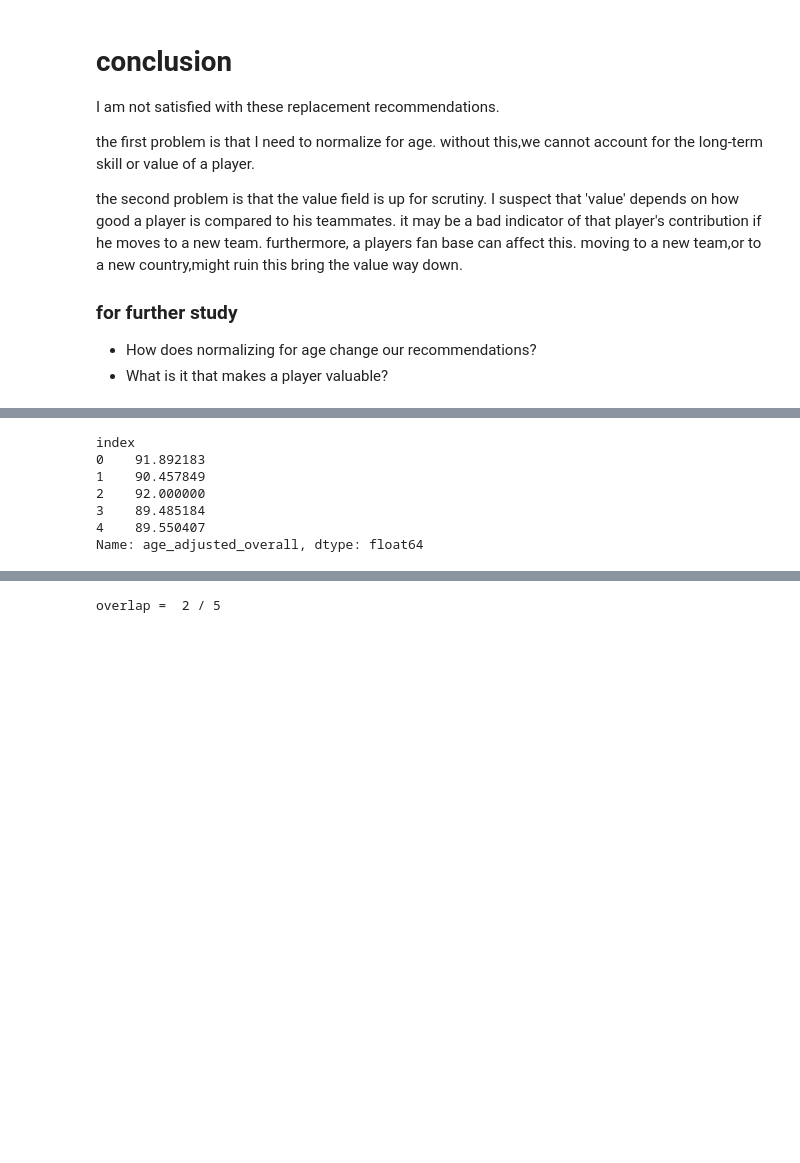
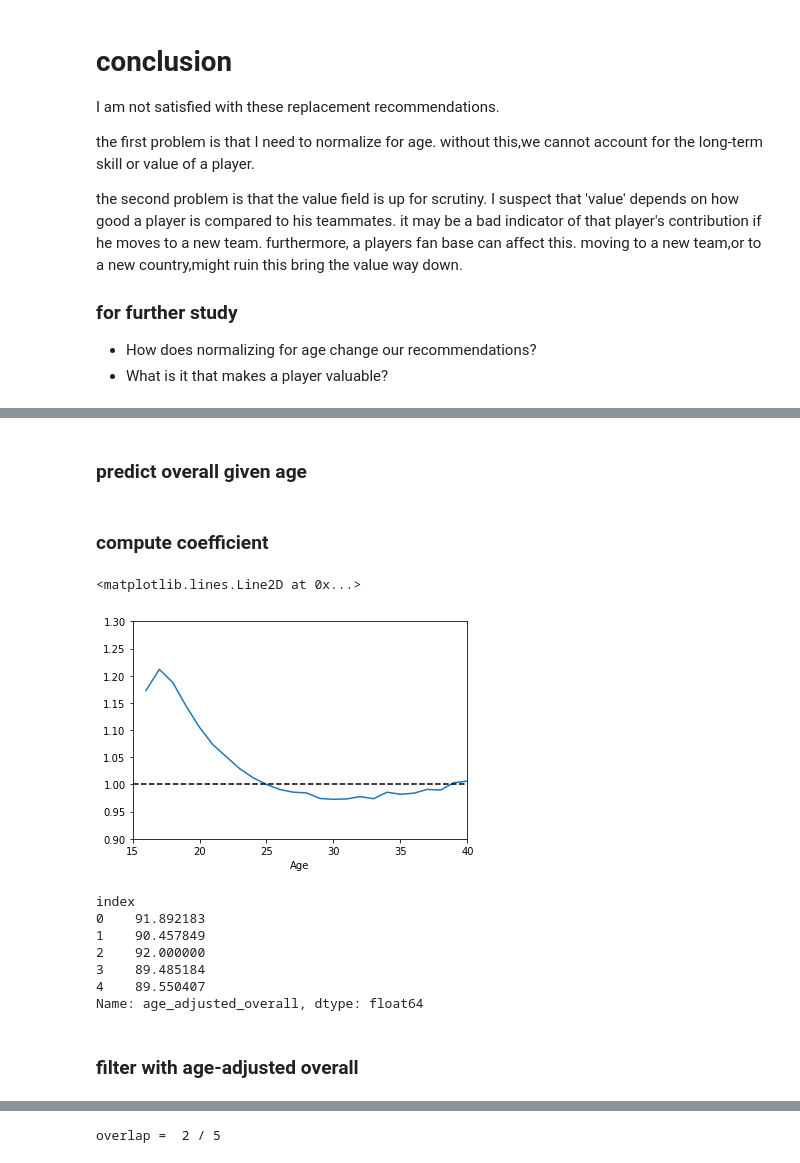
Before and after one commit to ncernek/fifa_analysis, a Jupyter notebook: replacements.ipynb, the cells around one changed output, grey strips where cells are left out. Drawn from its saved outputs; the diff is of its cells as text; code cells hidden in the pictures; blank space fills up the shorter version.

```diff
--- a/replacements.ipynb
+++ b/replacements.ipynb
@@ -309,3 +326,5 @@ We can fix our comparison by normalizing for age. See the procedure below for th
 * calculate the coefficient for each group so that each group mean equals the median mean
 * multiply Overallby the coefficient that corresponds to age
 * use the age_adjusted_overall in the replacements filter
+# %% [markdown]
+### predict overall given age
@@ -312 +333,23 @@ We can fix our comparison by normalizing for age. See the procedure below for th
+# %% [markdown]
+### compute coefficient
+# %%
+import scipy.stats.mstats as mstats
+
+# use a geometric mean because overall only makes sense relative to other scores
+means = players.groupby('Age')['Overall'].apply(mstats.gmean)
+
+# take the median of these means, to avoid the effect of outliers
+# normalizing to the median allows for easier comparison of the values,
+# and does not shift the adjusted dataset away from the original
+median = means.median()
+
+coefficients = median/means
+ax = coefficients.plot(xlim=(15,40),ylim=(0.9,1.3))
+ax.axhline(1, ls='--',color='black')
+
+# this graph shows the coefficients for every age.
+# what insight does this give?
+# %% [output]
+<matplotlib.lines.Line2D at 0x...>
+[figure, added]
 # %%
@@ -331,6 +366,8 @@ index
 3    89.485184
 4    89.550407
 Name: age_adjusted_overall, dtype: float64
+# %% [markdown]
+### filter with age-adjusted overall
 # %%
 worst = players.loc[worst_index]
 
```
Also changed, not shown: parts of 17 cells of this notebook, 2 other files.
